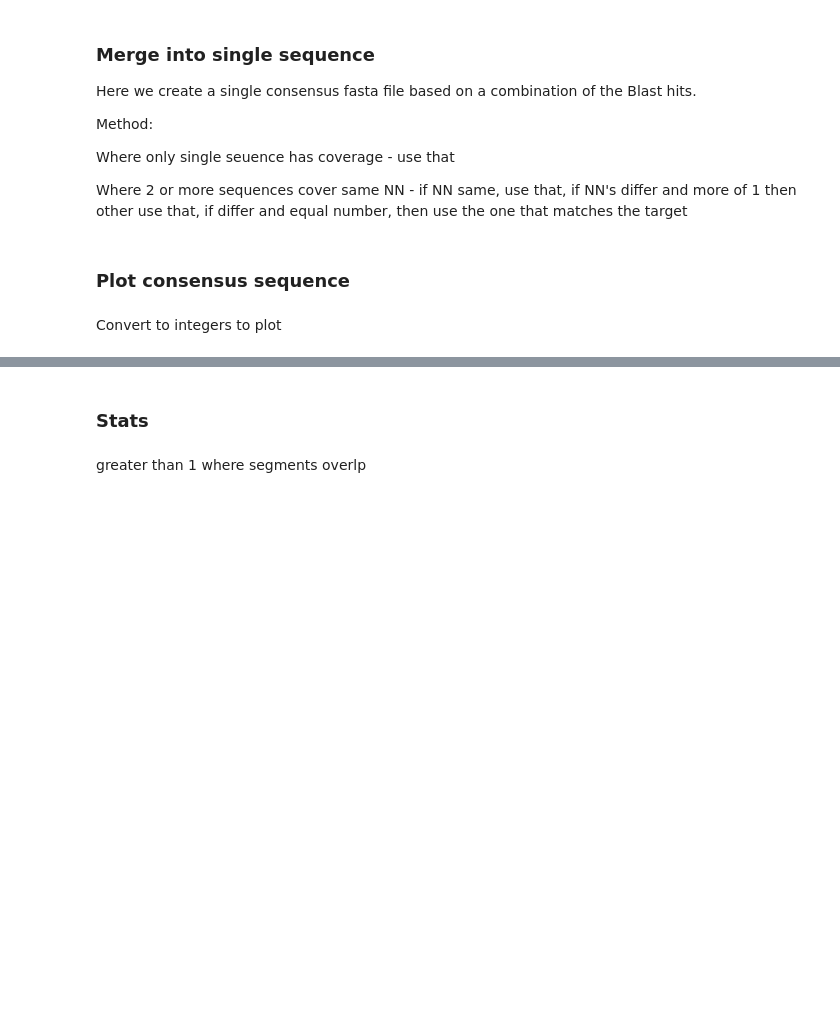
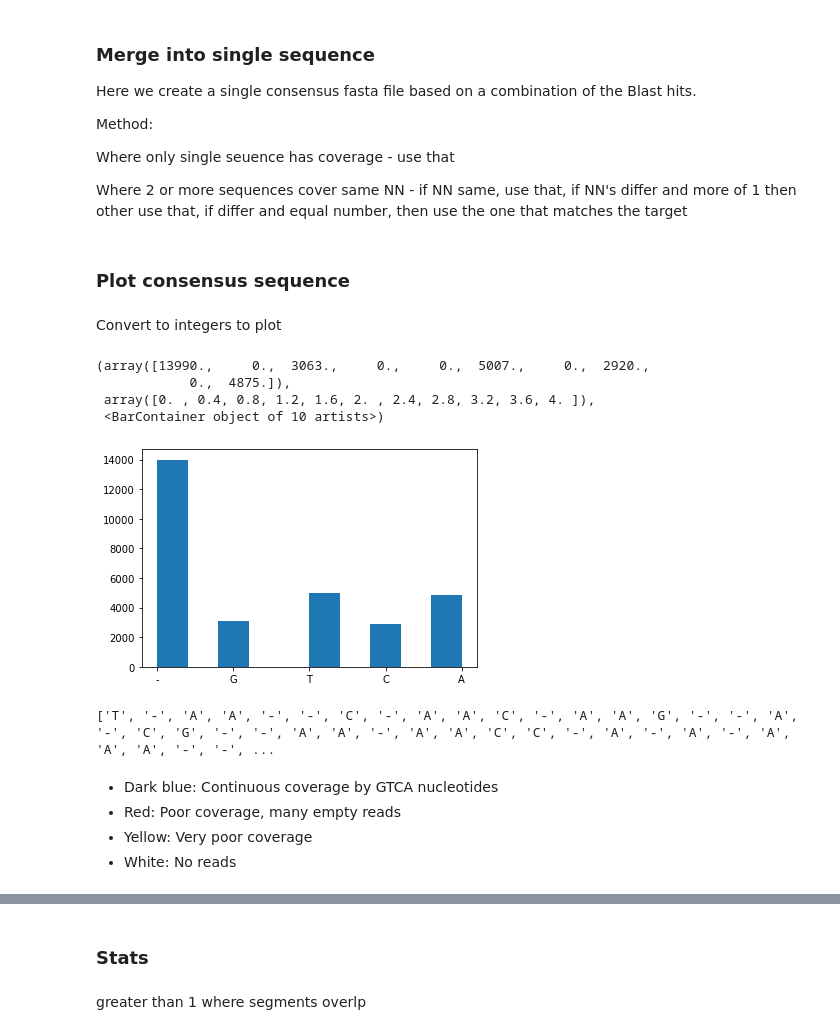
Before and after one commit to bioscienceresearch/SARS-r_CoV_Assembly, a Jupyter notebook: Blast2.ipynb, the cells around one changed output, grey strips where cells are left out. Saved outputs shown, nothing was run; the diff lists cells and outputs as text; code cells hidden in the pictures; blank space fills up the shorter version.

```diff
--- a/Blast2.ipynb
+++ b/Blast2.ipynb
@@ -302,6 +326,18 @@ def ord_convert(x):
 ord_v = np.vectorize(ord_convert)
 # %% [markdown]
 Convert to integers to plot
+# %%
+plt.hist(asm_build)
+# %% [output]
+(array([13990.,     0.,  3063.,     0.,     0.,  5007.,     0.,  2920.,
+            0.,  4875.]),
+ array([0. , 0.4, 0.8, 1.2, 1.6, 2. , 2.4, 2.8, 3.2, 3.6, 4. ]),
+ <BarContainer object of 10 artists>)
+[figure, added]
+# %%
+print(asm_build[14900:15000])
+# %% [output]
+['T', '-', 'A', 'A', '-', '-', 'C', '-', 'A', 'A', 'C', '-', 'A', 'A', 'G', '-', '-', 'A', '-', 'C', 'G', '-', '-', 'A', 'A', '-', 'A', 'A', 'C', 'C', '-', 'A', '-', 'A', '-', 'A', 'A', 'A', '-', '-', ...
 # %%
 data_ord=ord_v(asm_build)
 #replace '-' (empty), with 0 - easier to manage colourmaps
@@ -309,6 +345,11 @@ data_ord[data_ord == 45] = 0
 # %%
 #convert to 2D so can plot
 stacked=np.stack([data_ord, data_ord], axis=0)
+# %% [markdown]
+- Dark blue: Continuous coverage by GTCA nucleotides
+- Red: Poor coverage, many empty reads
+- Yellow: Very poor coverage
+- White: No reads
 # %%
 stacked_repeated = np.repeat(stacked, repeats=500, axis=0)
 plot_blocked_seq(stacked_repeated, name=OUT_PATH+f'asm_stitched_{UID}.png')
```
Also changed, not shown: parts of 12 cells of this notebook, 1 other file.
